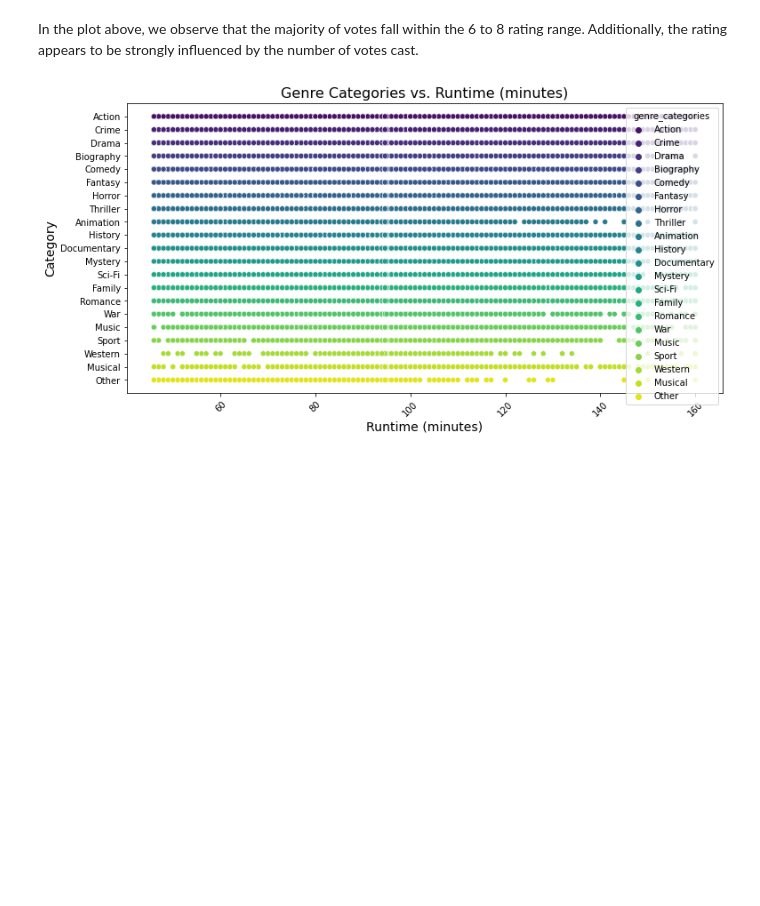
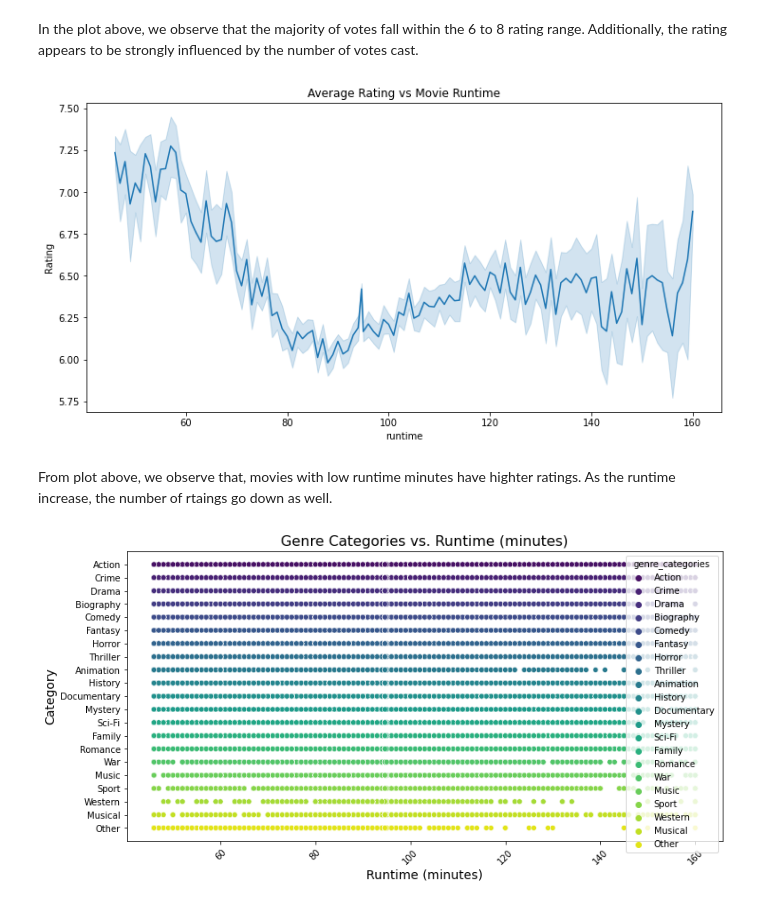
Before and after one commit to Anniemarie001/DSC-PHASE1-PROJECT, a Jupyter notebook: index.ipynb, the cells around one changed output. Saved outputs shown, nothing was run; the diff lists cells and outputs as text; code cells hidden in the pictures; blank space fills up the shorter version.

```diff
--- a/index.ipynb
+++ b/index.ipynb
@@ -764,6 +764,17 @@ plt.show()
 [figure]
 # %% [markdown]
 In the plot above, we observe that the majority of votes fall within the 6 to 8 rating range. Additionally, the rating appears to be strongly influenced by the number of votes cast.
+# %%
+plt.figure(figsize=(12, 6))
+sns.lineplot(data=df, x='runtime_minutes_winsorized', y='averagerating')
+plt.title('Average Rating vs Movie Runtime')
+plt.xlabel('runtime')
+plt.ylabel('Rating')
+plt.show()
+# %% [output]
+[figure, added]
+# %% [markdown]
+From plot above, we observe that, movies with low runtime minutes have highter ratings. As the runtime increase, the number of rtaings go down as well.
 # %%
 # Scatter plot for runtime_minutes
 plt.figure(figsize=(12, 6))
```
Also changed, not shown: parts of 6 cells of this notebook, 2 other files.
